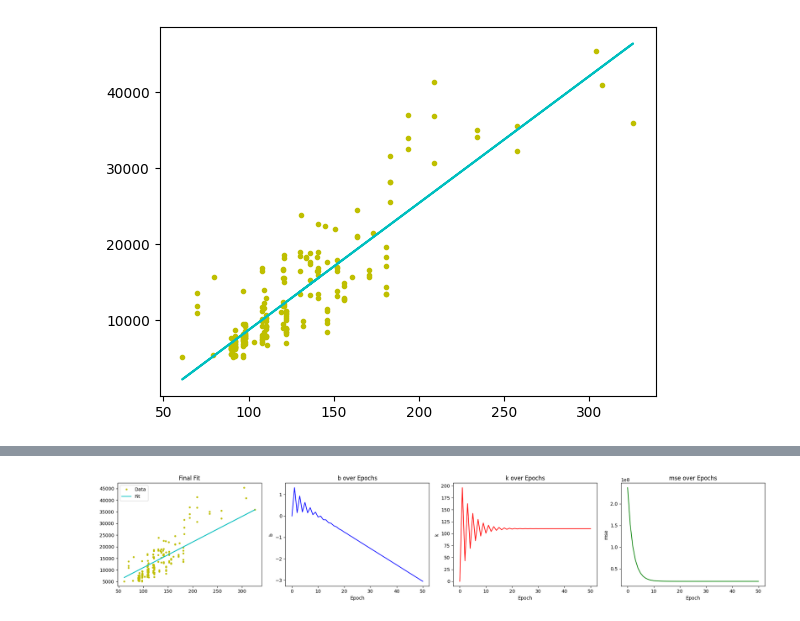
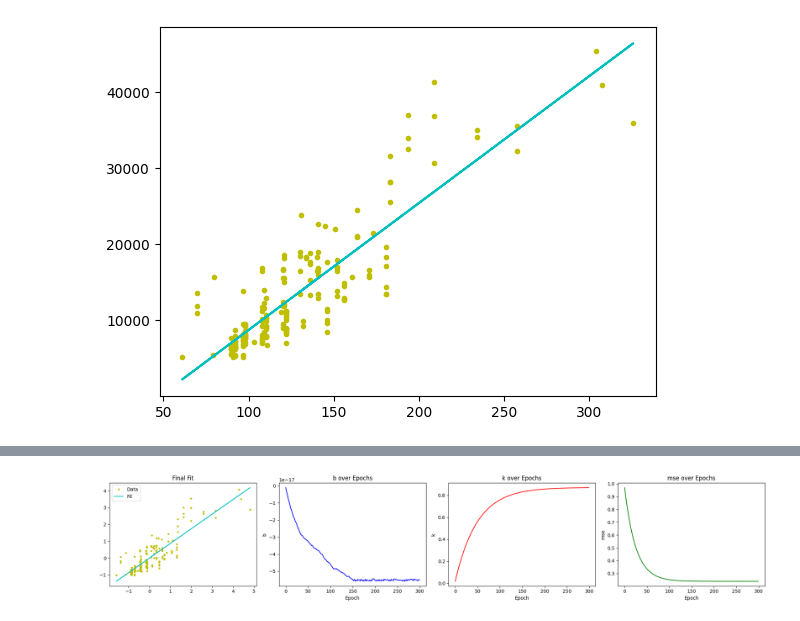
Before and after one commit to caoaolong/llm-teach, a Jupyter notebook: ML/2.一元线性回归.ipynb, the cells around one changed output, grey strips where cells are left out. Saved outputs shown, nothing was run; the diff lists cells and outputs as text; code cells hidden in the pictures.

```diff
--- a/ML/2.一元线性回归.ipynb
+++ b/ML/2.一元线性回归.ipynb
@@ -175,73 +175,80 @@ plt.show()
 
 综上所述，代码中实现的梯度下降算法通过计算损失函数（均方误差）关于参数 $b$ 和 $k$ 的梯度，并使用这些梯度来更新参数，以最小化损失函数，从而优化线性回归模型的性能。
 # %%
-# 学习率
-lr = 0.0001
-# 截距
-b = 0
-# 斜率
-k = 0
-# 最大迭代次数
-epochs = 50
+# 初始化参数
+lr = 0.01
+b = 0      # 初始截距
+k = 0      # 初始斜率
+epochs = 300  # 迭代次数
 
-# 计算均方误差（MSE）
-def compute_mse(b, k, x_data, y_data):
-    total_error = 0
-    for i in range(len(x_data)):
-        total_error += (y_data[i] - (k * x_data[i] + b)) ** 2
-    return total_error / float(len(x_data))
+x_mean, x_std = np.mean(x_data), np.std(x_data)
+y_mean, y_std = np.mean(y_data), np.std(y_data)
+x_norm = (x_data - x_mean) / x_std
+y_norm = (y_data - y_mean) / y_std
 
-def gradient_descent_runner(x_data, y_data, b, k, lr, epochs):
-    m = float(len(x_data))
-    b_history = [b]
-    k_history = [k]
-    mse_history = [compute_mse(b, k, x_data, y_data)]
-    for i in range(epochs):
-        b_grad = 0
-        k_grad = 0
-        for j in range(0, len(x_data)):
-            b_grad += -(1/m) * (y_data[j] - ((k * x_data[j]) + b))
-            k_grad += -(1/m) * x_data[j]  * (y_data[j] - ((k * x_data[j]) + b))
-        b -= lr * b_grad
-        k -= lr * k_grad
-        b_history.append(b)
-        k_history.append(k)
-        mse_history.append(compute_mse(b, k, x_data, y_data))
-    return b, k, b_history, k_history, mse_history
+# 计算MSE
+def compute_mse(_b, _k, xd, yd):
+    total_error = np.sum((yd - (_k * xd + _b)) ** 2)
+    return total_error / len(xd)
 
-b, k, b_history, k_history, mse_history = gradient_descent_runner(x_data, y_data, b, k, lr, epochs)
+# 梯度下降优化
+def gradient_descent(xd, yd, _b, _k, _lr, _epochs):
+    m = len(xd)
+    _b_history = []
+    _k_history = []
+    _mse_history = []
+
+    for i in range(_epochs):
+        # 计算梯度
+        y_pred = _k * xd + _b
+        b_grad = -(2/m) * np.sum(yd - y_pred)  # 截距梯度
+        k_grad = -(2/m) * np.sum(xd * (yd - y_pred))  # 斜率梯度
+
+        # 更新参数
+        _b -= _lr * b_grad
+        _k -= _lr * k_grad
+
+        # 记录历史值
+        _b_history.append(_b)
+        _k_history.append(_k)
+        _mse_history.append(compute_mse(_b, _k, xd, yd))
+
+    return _b, _k, _b_history, _k_history, _mse_history
+
+# 运行梯度下降
+b, k, b_history, k_history, mse_history = gradient_descent(x_norm, y_norm, b, k, lr, epochs)
 # 拟合结果图
 plt.figure(figsize=(20, 4))
 
 plt.subplot(1, 4, 1)
-plt.plot(x_data, y_data, 'y.', label='Data')
-plt.plot(x_data, [k * x + b for x in x_data], 'c', label='Fit')
+plt.plot(x_norm, y_norm, 'y.', label='Data')
+plt.plot(x_norm, [k * x + b for x in x_norm], 'c', label='Fit')
 plt.title('Final Fit')
 plt.legend()
 
 # b 变化图
 plt.subplot(1, 4, 2)
 plt.plot(b_history, 'b')
 plt.title('b over Epochs')
 plt.xlabel('Epoch')
 plt.ylabel('b')
 
 # k 变化图
 plt.subplot(1, 4, 3)
 plt.plot(k_history, 'r')
 plt.title('k over Epochs')
 plt.xlabel('Epoch')
 plt.ylabel('k')
 
 # mse 变化图
 plt.subplot(1, 4, 4)
 plt.plot(mse_history, 'g')
 plt.title('mse over Epochs')
 plt.xlabel('Epoch')
 plt.ylabel('mse')
 
 plt.tight_layout()
 plt.show()
 # %% [output]
-[figure, old version]
+[figure, new version]
 # %% [markdown]
```
Also changed, not shown: parts of 2 cells of this notebook.
